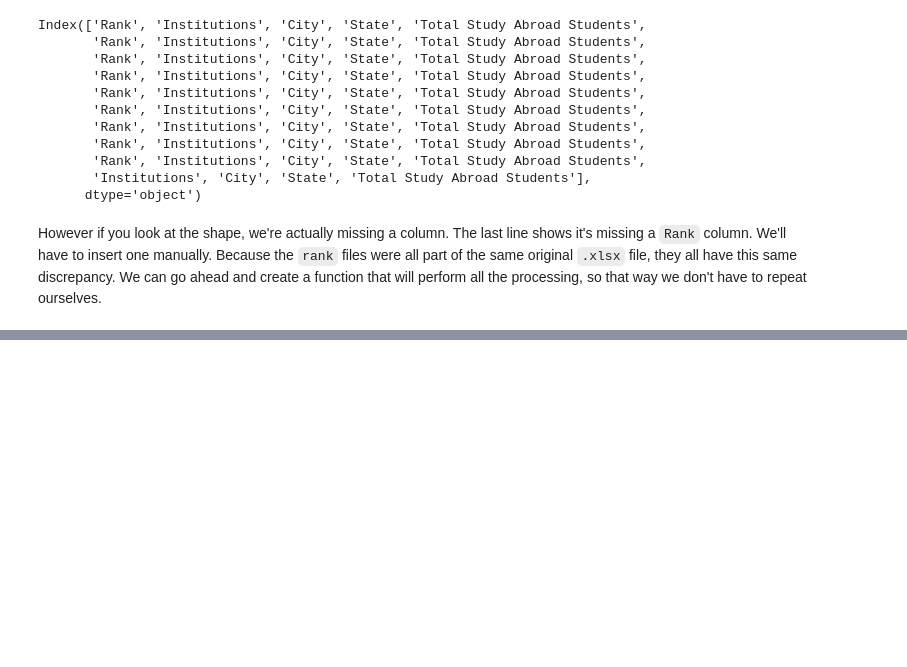
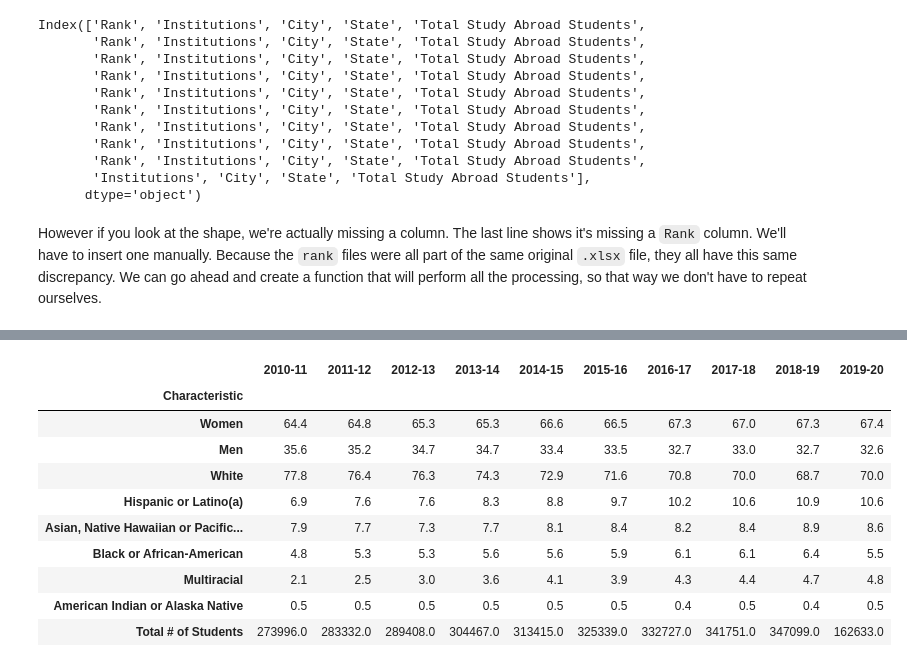
Before and after one commit to noah-kg/data-cleaning-study-abroad, a Jupyter notebook: StudyAbroad.ipynb, the cells around one changed output, grey strips where cells are left out. Cells and saved outputs as stored; diff of their text form; code cells hidden in the pictures; blank space fills up the shorter version.

```diff
--- a/StudyAbroad.ipynb
+++ b/StudyAbroad.ipynb
@@ -419,0 +489,14 @@ master
+# %%
+ethnicity
+# %% [output]
+|  | 2010-11 | 2011-12 | 2012-13 | 2013-14 | 2014-15 | 2015-16 | 2016-17 | 2017-18 | 2018-19 | 2019-20 |
+| Characteristic |  |  |  |  |  |  |  |  |  |  |
+| Women | 64.4 | 64.8 | 65.3 | 65.3 | 66.6 | 66.5 | 67.3 | 67.0 | 67.3 | 67.4 |
+| Men | 35.6 | 35.2 | 34.7 | 34.7 | 33.4 | 33.5 | 32.7 | 33.0 | 32.7 | 32.6 |
+| White | 77.8 | 76.4 | 76.3 | 74.3 | 72.9 | 71.6 | 70.8 | 70.0 | 68.7 | 70.0 |
+| Hispanic or Latino(a) | 6.9 | 7.6 | 7.6 | 8.3 | 8.8 | 9.7 | 10.2 | 10.6 | 10.9 | 10.6 |
+| Asian, Native Hawaiian or Pacific... | 7.9 | 7.7 | 7.3 | 7.7 | 8.1 | 8.4 | 8.2 | 8.4 | 8.9 | 8.6 |
+| Black or African-American | 4.8 | 5.3 | 5.3 | 5.6 | 5.6 | 5.9 | 6.1 | 6.1 | 6.4 | 5.5 |
+| Multiracial | 2.1 | 2.5 | 3.0 | 3.6 | 4.1 | 3.9 | 4.3 | 4.4 | 4.7 | 4.8 |
+| American Indian or Alaska Native | 0.5 | 0.5 | 0.5 | 0.5 | 0.5 | 0.5 | 0.4 | 0.5 | 0.4 | 0.5 |
+| Total # of Students | 273996.0 | 283332.0 | 289408.0 | 304467.0 | 313415.0 | 325339.0 | 332727.0 | 341751.0 | 347099.0 | 162633.0 |
```
Also changed, not shown: parts of 8 cells of this notebook.
